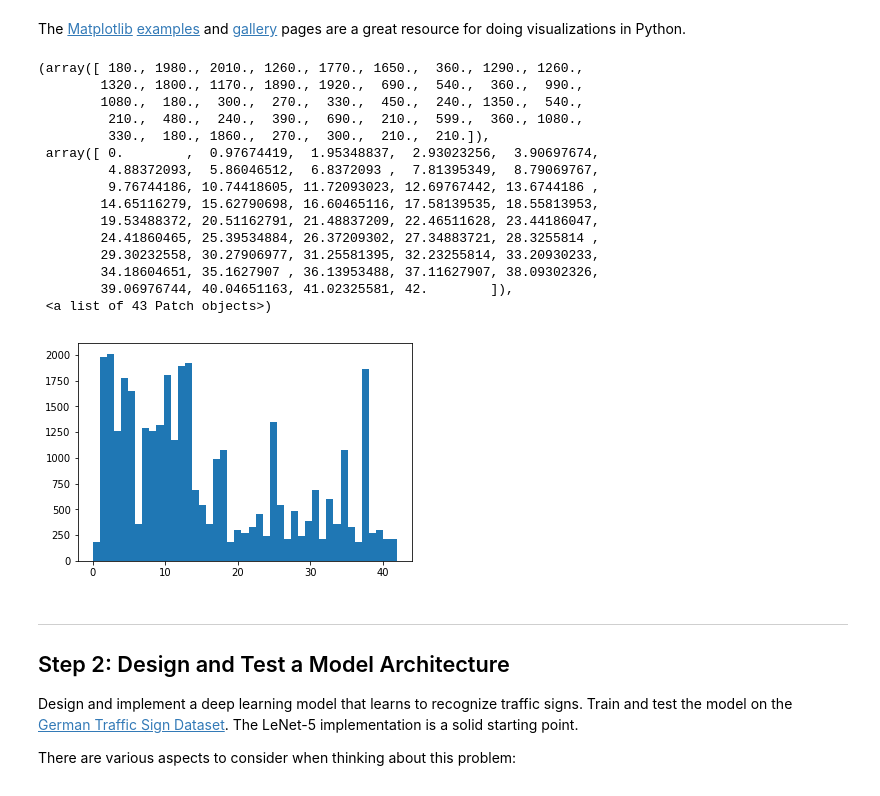
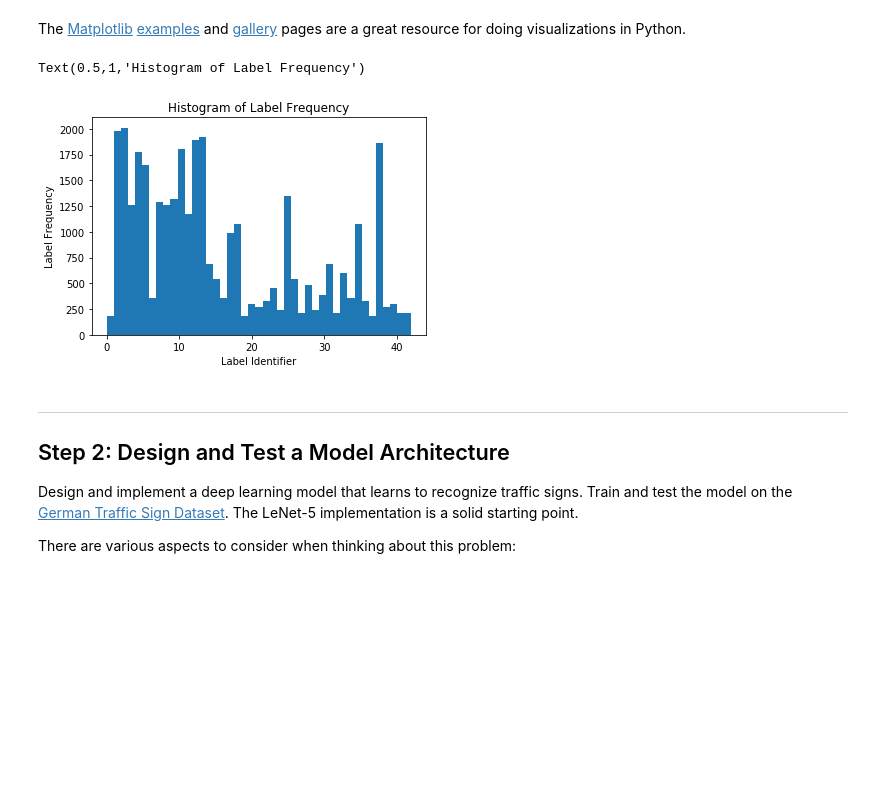
Before and after one commit to jordancharest/Traffic-Sign-Classifier, a Jupyter notebook: Traffic_Sign_Classifier.ipynb, the cells around one changed output. Drawn from its saved outputs; the diff is of its cells as text; code cells hidden in the pictures; blank space fills up the shorter version.

```diff
--- a/Traffic_Sign_Classifier.ipynb
+++ b/Traffic_Sign_Classifier.ipynb
@@ -74,27 +74,16 @@ The [Matplotlib](http://matplotlib.org/) [examples](http://matplotlib.org/exampl
 # %%
 import matplotlib.pyplot as plt
 # Visualizations will be shown in the notebook.
 %matplotlib inline
 
 # A histogram of the distribution of classes in the training data
 plt.hist(y_train, bins=n_classes)
+plt.ylabel("Label Frequency")
+plt.xlabel("Label Identifier")
+plt.title("Histogram of Label Frequency")
 # %% [output]
-(array([ 180., 1980., 2010., 1260., 1770., 1650.,  360., 1290., 1260.,
-        1320., 1800., 1170., 1890., 1920.,  690.,  540.,  360.,  990.,
-        1080.,  180.,  300.,  270.,  330.,  450.,  240., 1350.,  540.,
-         210.,  480.,  240.,  390.,  690.,  210.,  599.,  360., 1080.,
-         330.,  180., 1860.,  270.,  300.,  210.,  210.]),
- array([ 0.        ,  0.97674419,  1.95348837,  2.93023256,  3.90697674,
-         4.88372093,  5.86046512,  6.8372093 ,  7.81395349,  8.79069767,
-         9.76744186, 10.74418605, 11.72093023, 12.69767442, 13.6744186 ,
-        14.65116279, 15.62790698, 16.60465116, 17.58139535, 18.55813953,
-        19.53488372, 20.51162791, 21.48837209, 22.46511628, 23.44186047,
-        24.41860465, 25.39534884, 26.37209302, 27.34883721, 28.3255814 ,
-        29.30232558, 30.27906977, 31.25581395, 32.23255814, 33.20930233,
-        34.18604651, 35.1627907 , 36.13953488, 37.11627907, 38.09302326,
-        39.06976744, 40.04651163, 41.02325581, 42.        ]),
- <a list of 43 Patch objects>)
+Text(0.5,1,'Histogram of Label Frequency')
-[figure, old version]
+[figure, new version]
 # %% [markdown]
 ----
 
```
Also changed, not shown: parts of 5 cells of this notebook.
